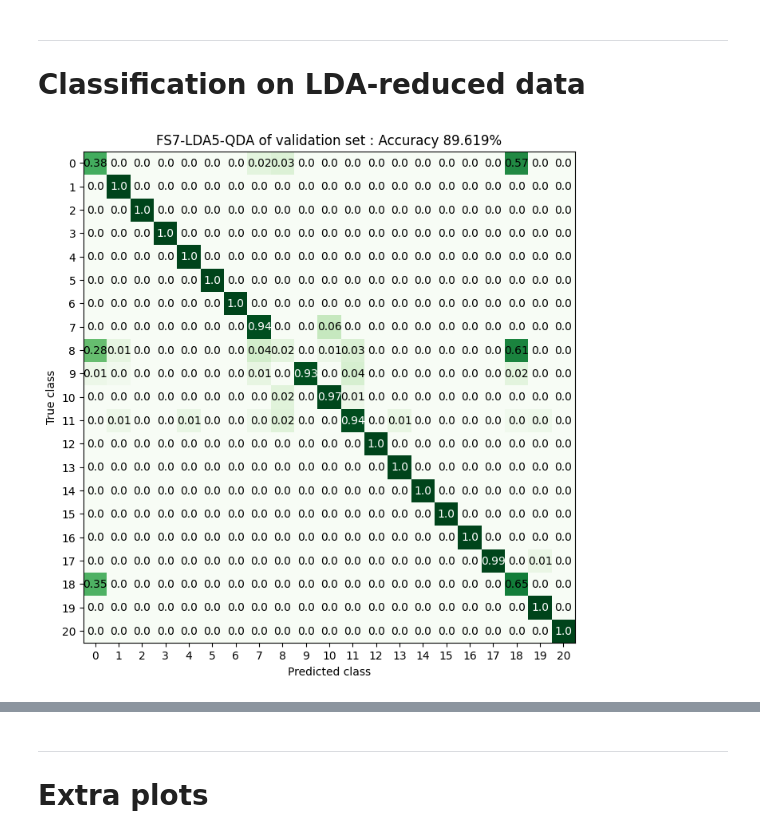
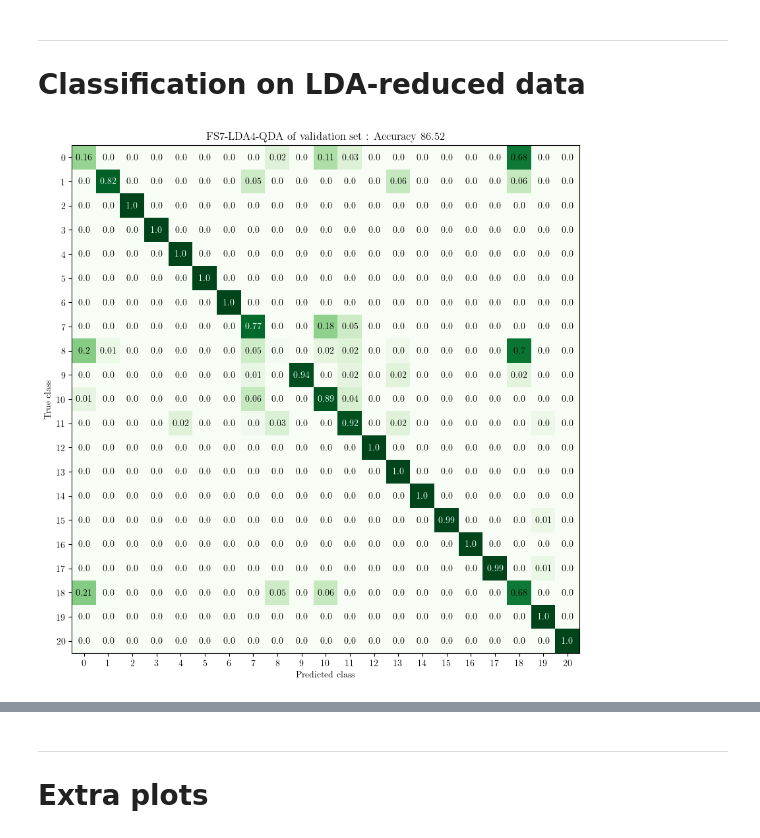
Before and after one commit to peterkrull/p7-ml-refrigeration-fault-detection, a Jupyter notebook: Python/classification_megascript.ipynb, the cells around one changed output, grey strips where cells are left out. Saved outputs shown, nothing was run; the diff lists cells and outputs as text; code cells hidden in the pictures.

```diff
--- a/Python/classification_megascript.ipynb
+++ b/Python/classification_megascript.ipynb
@@ -13,22 +13,24 @@ from matplotlib import pyplot as plt
 from confusion_matrix import confusion_matrix
 from sklearn.metrics import confusion_matrix as cf
 
-# plt.rcParams.update({
-#     "text.usetex": True,
-#     "font.family": "cmr"
-# })
+plt.rcParams.update({
+    "text.usetex": True,
+    "font.family": "cmr"
+})
 # %% [output]
 The autoreload extension is already loaded. To reload it, use:
   %reload_ext autoreload
 # %%
 config = {
     "standardize" : True,
-    "lda_reduce" : 5,
+    "lda_reduce" : 4,
     "classifier" : "qda",
     "keep_features" : 7,
     "drop_8_18" : False,
     "direction" : "backward",
-    "frac_sample" : 1.0
+    "frac_sample" : 0.3,
+    "random_state" : 1,
+    "conf_size" : (10,10)
 }
 
 svm_args = {
@@ -81,8 +83,8 @@ def classifier(classifier_select):
 # %%
 kwargs = {
     'clf' : classifier(config["classifier"]),
-    'trn' : trn_std.sample(frac=config["frac_sample"]),
-    'vld' : vld_std.sample(frac=config["frac_sample"])
+    'trn' : trn_std.sample(frac=config["frac_sample"],random_state = config["random_state"]),
+    'vld' : vld_std.sample(frac=config["frac_sample"],random_state = config["random_state"])
 }
 
 # Caching of feature selection if classifier is unchanged
@@ -187,16 +192,16 @@ clf.fit(trn_red.X,trn_red.y);
 # %%
 # Make predictions for the training set
 y_hat_vld = clf.predict(vld_red.X)
 
 #plot the confusion matrix
 conf_matrix_vld = cf(vld_red.y,y_hat_vld)
 fig_vld2, axs_vld2 = confusion_matrix(
     conf_matrix_vld,
-    figsize = (8,8),
+    figsize = config["conf_size"],
     title = f'{str_feature}{str_lda}{str_classifier} of validation set',
     save_fig_name = f'{str_feature}{str_lda}{str_classifier}-validation.pdf')
 # %% [output]
-[figure, old version]
+[figure, new version]
 # %%
 # Make predictions for the training set
 y_hat_tst = clf.predict(tst_red.X)
```
Also changed, not shown: parts of 7 cells of this notebook.
